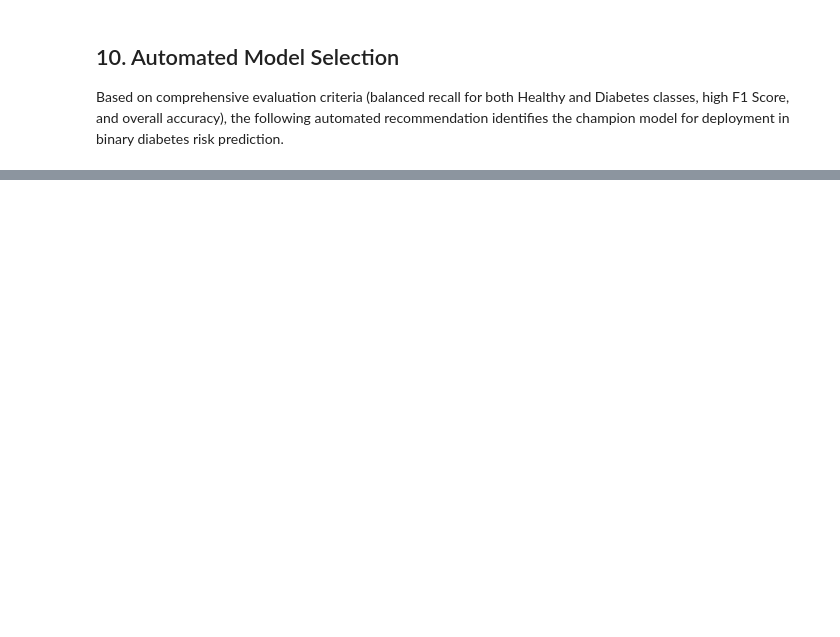
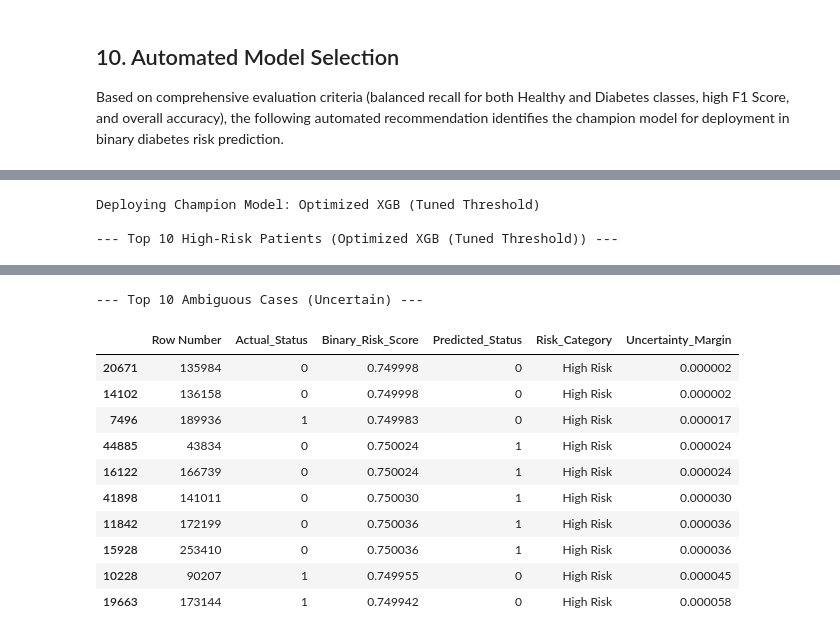
Before and after one commit to RoshanBM/FAIDM-Individual, a Jupyter notebook: diabetes-risk-analysis/notebooks/03_classification_model.ipynb, the cells around one changed output, grey strips where cells are left out. Cells and saved outputs as stored; diff of their text form; code cells hidden in the pictures; blank space fills up the shorter version.

```diff
--- a/diabetes-risk-analysis/notebooks/03_classification_model.ipynb
+++ b/diabetes-risk-analysis/notebooks/03_classification_model.ipynb
@@ -1156,0 +1336,66 @@ print(f"   Precision (Diabetes):{best_row['Precision (Diabetes)']:.2%}")
+# %%
+# --- 11. Patient Risk Report (Champion Model) ---
+
+# 1. Retrieve Champion Model and Config
+print(f"Deploying Champion Model: {target_model}")
+champion_config = leaderboard.loc[target_model]
+
+
+champion_entry = next((item for item in leaderboard_configs if item[0] == target_model), None)
+
+if champion_entry:
+    # Tuple format: (Name, (Model, Data, Threshold))
+    model_obj, data_used, threshold_used = champion_entry[1]
+
+    # 2. Calculate Binary Probabilities (Healthy vs. Diabetic)
+    # .predict_proba() returns [Prob_Class0, Prob_Class1]
+    if hasattr(model_obj, "predict_proba"):
+        binary_probs = model_obj.predict_proba(data_used)[:, 1]
+    else:
+        # Fallback if model has no predict_proba (e.g. SVM without prob=True), though unlikely here
+        print("Warning: Model does not support probability output. Using strict predictions.")
+        binary_probs = model_obj.predict(data_used).astype(float)
+
+    # 3. Create the "Patient Risk Report"
+    risk_report = pd.DataFrame({
+        'Row Number': y_test.index,  # Use original index from test set
+        'Actual_Status': y_test.values,
+        'Binary_Risk_Score': binary_probs,
+        'Predicted_Status': (binary_probs >= threshold_used).astype(int)
+    })
+
+    # Label mapping for clarity
+    risk_report['Risk_Category'] = pd.cut(
+        risk_report['Binary_Risk_Score'],
+        bins=[-0.1, 0.3, 0.7, 1.1],
+        labels=['Low Risk', 'Ambiguous/Moderate', 'High Risk']
+    )
+
+    # 4. Display & Export
+
+    # A. Top 10 High-Risk Patients
+    print(f"\n--- Top 10 High-Risk Patients ({target_model}) ---")
+    high_risk = risk_report.sort_values('Binary_Risk_Score', ascending=False).head(10)
+    display(high_risk.style.background_gradient(cmap='Reds', subset=['Binary_Risk_Score']))
+
+    # B. Top 10 Ambiguous Cases (Borderline)
+    # Where model is uncertain (closest to threshold, usually 0.5 or the optimized threshold)
+    print(f"\n--- Top 10 Ambiguous Cases (Uncertain) ---")
+    # Calculate distance from decision threshold
+    risk_report['Uncertainty_Margin'] = abs(risk_report['Binary_Risk_Score'] - threshold_used)
+    ambiguous_cases = risk_report.sort_values('Uncertainty_Margin', ascending=True).head(10)
+    display(ambiguous_cases.style.background_gradient(cmap='Oranges', subset=['Uncertainty_Margin']))
+
+    # The actual model object and data transform must be found based on the name
+    # This can be found in the 'leaderboard_configs' list which stored the actual objects
+
+    # C. Export
+    # risk_report.to_csv('../outputs/patient_risk_scores.csv', index=False)
+    # print(f"\nFull risk report generated for {len(risk_report)} patients.")
+
+else:
+    print(f"Error: Could not locate configuration object for {target_model}")
+# %% [output]
+Deploying Champion Model: Optimized XGB (Tuned Threshold)
+
+--- Top 10 High-Risk Patients (Optimized XGB (Tuned Threshold)) ---
@@ -1156,0 +1413,12 @@ print(f"   Precision (Diabetes):{best_row['Precision (Diabetes)']:.2%}")
+--- Top 10 Ambiguous Cases (Uncertain) ---
+|  | Row Number | Actual_Status | Binary_Risk_Score | Predicted_Status | Risk_Category | Uncertainty_Margin |
+| 20671 | 135984 | 0 | 0.749998 | 0 | High Risk | 0.000002 |
+| 14102 | 136158 | 0 | 0.749998 | 0 | High Risk | 0.000002 |
+| 7496 | 189936 | 1 | 0.749983 | 0 | High Risk | 0.000017 |
+| 44885 | 43834 | 0 | 0.750024 | 1 | High Risk | 0.000024 |
+| 16122 | 166739 | 0 | 0.750024 | 1 | High Risk | 0.000024 |
+| 41898 | 141011 | 0 | 0.750030 | 1 | High Risk | 0.000030 |
+| 11842 | 172199 | 0 | 0.750036 | 1 | High Risk | 0.000036 |
+| 15928 | 253410 | 0 | 0.750036 | 1 | High Risk | 0.000036 |
+| 10228 | 90207 | 1 | 0.749955 | 0 | High Risk | 0.000045 |
+| 19663 | 173144 | 1 | 0.749942 | 0 | High Risk | 0.000058 |
```
Also changed, not shown: parts of 12 cells of this notebook, 1 other file.
